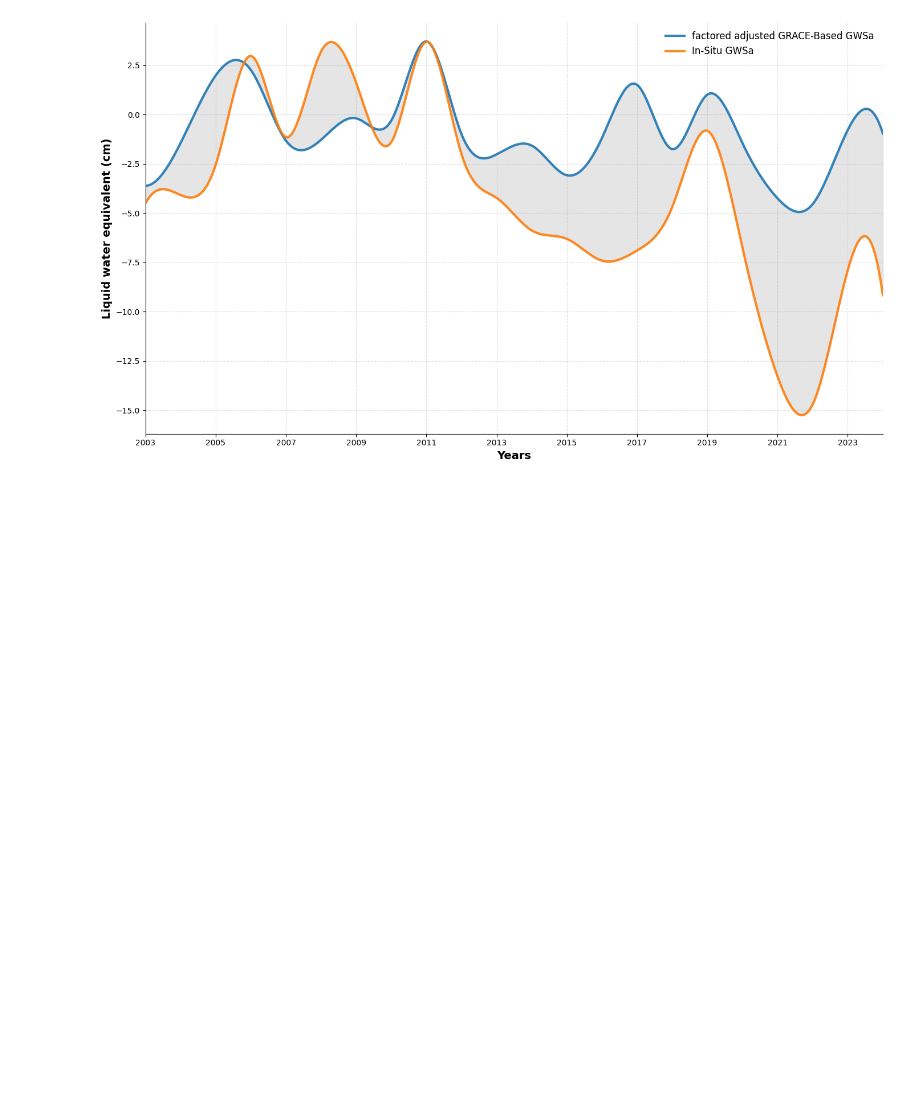
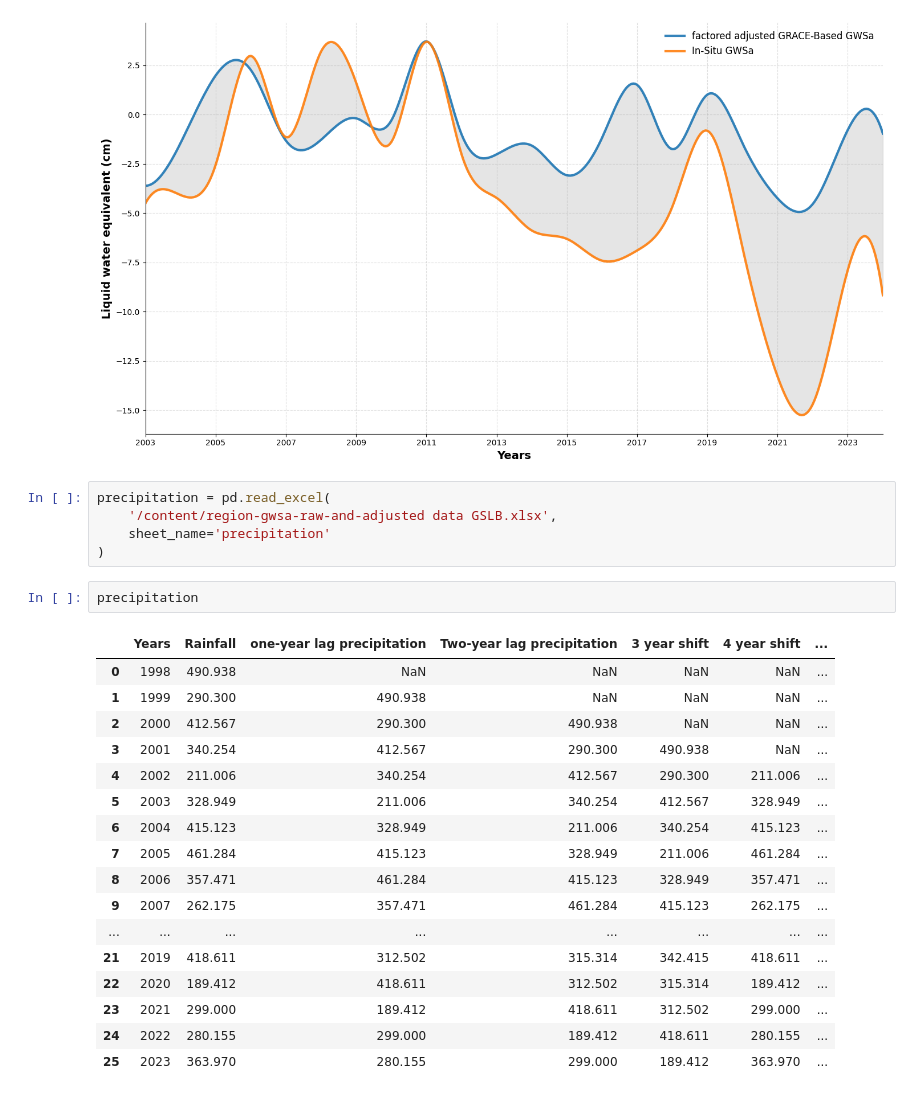
Before and after one commit to anomaitech/GSL-basin, a Jupyter notebook: figures.ipynb, the cells around one changed output. Cells and saved outputs as stored; diff of their text form; blank space fills up the shorter version.

```diff
--- a/figures.ipynb
+++ b/figures.ipynb
@@ -784,3 +784,28 @@ def plot_factored_vs_unfactored(df):
 fig, ax, clean_df = plot_factored_vs_unfactored(gldas)
 # %% [output]
 [figure]
+# %%
+precipitation = pd.read_excel(
+    '/content/region-gwsa-raw-and-adjusted data GSLB.xlsx',
+    sheet_name='precipitation'
+)
+# %%
+precipitation
+# %% [output]
+|  | Years | Rainfall | one-year lag precipitation | Two-year lag precipitation | 3 year shift | 4 year shift | ... |
+| 0 | 1998 | 490.938 | NaN | NaN | NaN | NaN | ... |
+| 1 | 1999 | 290.300 | 490.938 | NaN | NaN | NaN | ... |
+| 2 | 2000 | 412.567 | 290.300 | 490.938 | NaN | NaN | ... |
+| 3 | 2001 | 340.254 | 412.567 | 290.300 | 490.938 | NaN | ... |
+| 4 | 2002 | 211.006 | 340.254 | 412.567 | 290.300 | 211.006 | ... |
+| 5 | 2003 | 328.949 | 211.006 | 340.254 | 412.567 | 328.949 | ... |
+| 6 | 2004 | 415.123 | 328.949 | 211.006 | 340.254 | 415.123 | ... |
+| 7 | 2005 | 461.284 | 415.123 | 328.949 | 211.006 | 461.284 | ... |
+| 8 | 2006 | 357.471 | 461.284 | 415.123 | 328.949 | 357.471 | ... |
+| 9 | 2007 | 262.175 | 357.471 | 461.284 | 415.123 | 262.175 | ... |
+| ... | ... | ... | ... | ... | ... | ... | ... |
+| 21 | 2019 | 418.611 | 312.502 | 315.314 | 342.415 | 418.611 | ... |
+| 22 | 2020 | 189.412 | 418.611 | 312.502 | 315.314 | 189.412 | ... |
+| 23 | 2021 | 299.000 | 189.412 | 418.611 | 312.502 | 299.000 | ... |
+| 24 | 2022 | 280.155 | 299.000 | 189.412 | 418.611 | 280.155 | ... |
+| 25 | 2023 | 363.970 | 280.155 | 299.000 | 189.412 | 363.970 | ... |
```
Also changed, not shown: parts of 2 cells of this notebook.
